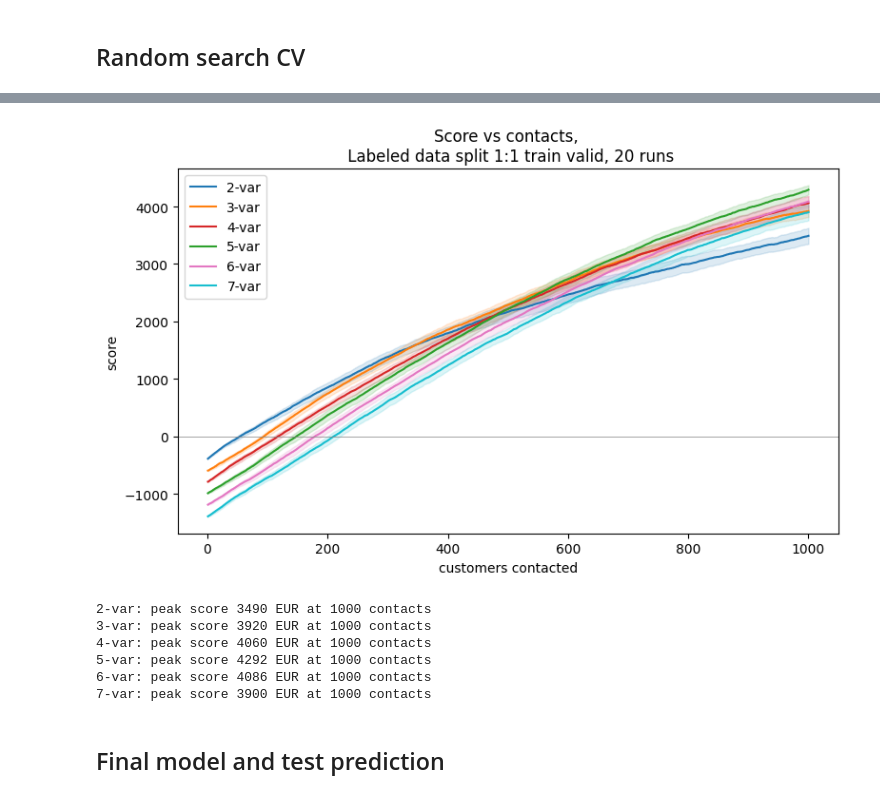
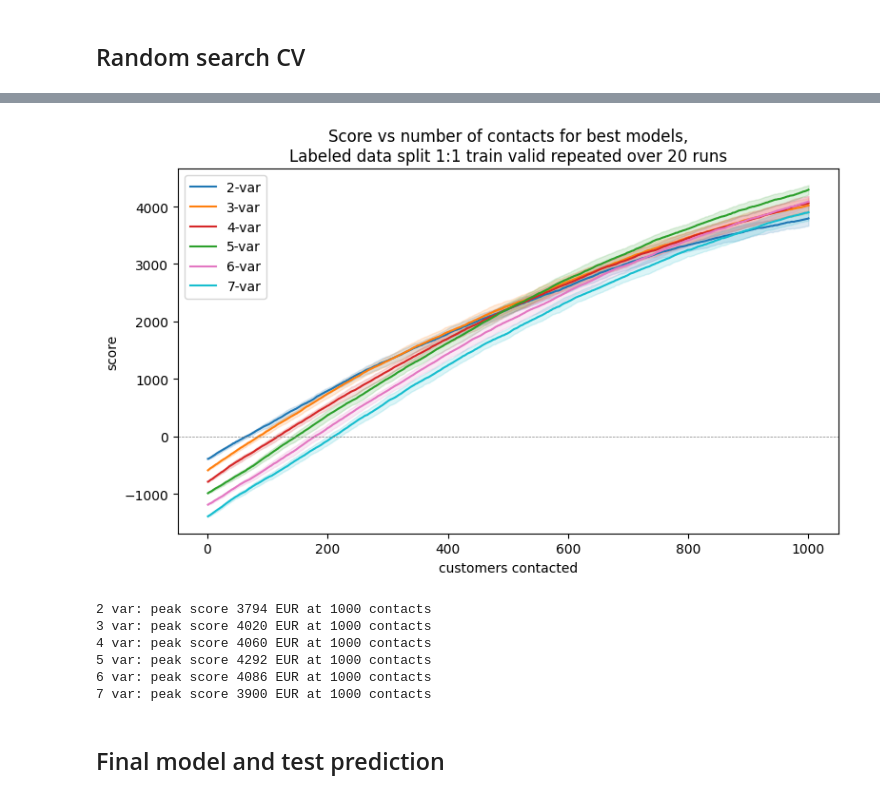
Before and after one commit to olaidczak/cost-sensitive-marketing, a Jupyter notebook: src/model/model_selection.ipynb, the cells around one changed output, grey strips where cells are left out. Drawn from its saved outputs; the diff is of its cells as text; code cells hidden in the pictures.

```diff
--- a/src/model/model_selection.ipynb
+++ b/src/model/model_selection.ipynb
@@ -233,39 +171,19 @@ data_dir = Path("../../data")
 X = pd.read_csv(data_dir / "x_train.txt", sep=" ")
 y = pd.read_csv(data_dir / "y_train.txt", sep=" ").values.ravel()
 
-feats_7var = ["V255", "V191", "V176", "V380", "V160", "V416", "V224"]
-feats_6var = ["V255", "V191", "V176", "V380", "V160", "V416"]
-feats_2var = ["V176", "V380"]
-feats_3var = ["V255", "V191", "V176"]
+feats_2var = [np.str_('V191'), np.str_('V416')]
+feats_3var = ['V255', 'V191', 'V176']
 feats_4var = ["V255", "V191", "V176", "V380"]
 feats_5var = ["V255", "V191", "V176", "V380", "V160"]
+feats_6var = ["V255", "V191", "V176", "V380", "V160", "V416"]
+feats_7var = ["V255", "V191", "V176", "V380", "V160", "V416", "V224"]
 
-params_6var = {
-    "kernel": "rbf",
-    "probability": True,
-    "C": np.float64(6.393794237097354),
-    "gamma": np.float64(0.016644299518966215),
-}
-params_2var = dict(max_depth=4, min_samples_leaf=9, n_estimators=403)
-params_3var = dict(max_depth=6, min_samples_leaf=2, n_estimators=238)
-params_7var = {
-    "C": np.float64(6.393794237097354),
-    "gamma": np.float64(0.016644299518966215),
-    "kernel": "rbf",
-    "probability": True,
-}
-params_4var = {
-    "kernel": "rbf",
-    "probability": True,
-    "C": 0.41924993150460804,
-    "gamma": 0.21971482785470117,
-}
-params_5var = {
-    "kernel": "rbf",
-    "probability": True,
-    "C": 0.1984825563044797,
-    "gamma": 0.1314194139850142,
-}
+params_2var = {"kernel": "rbf", "probability": True, 'C': np.float64(0.23522021535538676), 'gamma': np.float64(0.41659447770210534)}
+params_3var = {"kernel": "rbf", "probability": True, 'C': np.float64(0.23522021535538676), 'gamma': np.float64(0.41659447770210534)}
+params_4var = {"kernel": "rbf", "probability": True, "C": 0.41924993150460804, "gamma": 0.21971482785470117,}
+params_5var = {"kernel": "rbf", "probability": True, "C": 0.1984825563044797, "gamma": 0.1314194139850142,}
+params_6var = {"kernel": "rbf", "probability": True, "C": np.float64(6.393794237097354), "gamma": np.float64(0.016644299518966215),}
+params_7var = {"kernel": "rbf", "probability": True, "C": np.float64(6.393794237097354), "gamma": np.float64(0.016644299518966215),}
 
 max_contacts = 1000
 n_splits = 20
@@ -278,7 +196,7 @@ def score_curve(feats, n_vars, clf_class, clf_params):
 
     for s in range(n_splits):
         Xtr, Xva, ytr, yva = train_test_split(X[feats], y, test_size=0.5, stratify=y, random_state=seed + s)
-        clf = clf_class(random_state=seed + s, **clf_params)
+        clf = clf_class(random_state=3105, **clf_params)
         clf.fit(Xtr, ytr)
         proba = clf.predict_proba(Xva)[:, 1]
         order = np.argsort(-proba)
@@ -294,8 +212,8 @@ def score_curve(feats, n_vars, clf_class, clf_params):
     return grid, scores.mean(0), scores.std(0)
 
 
-g, m2, s2 = score_curve(feats_2var, 2, ExtraTreesClassifier, params_2var)
-g, m3, s3 = score_curve(feats_3var, 3, ExtraTreesClassifier, params_3var)
+g, m2, s2 = score_curve(feats_2var, 2, SVC, params_2var)
+g, m3, s3 = score_curve(feats_3var, 3, SVC, params_3var)
 g, m4, s4 = score_curve(feats_4var, 4, SVC, params_4var)
 g, m5, s5 = score_curve(feats_5var, 5, SVC, params_5var)
 g, m6, s6 = score_curve(feats_6var, 6, SVC, params_6var)
@@ -306,40 +224,40 @@ plt.figure(figsize=(8, 5))
 for m, s, label, color in [
     (m2, s2, "2-var", "tab:blue"),
     (m3, s3, "3-var", "tab:orange"),
     (m4, s4, "4-var", "tab:red"),
     (m5, s5, "5-var", "tab:green"),
     (m6, s6, "6-var", "tab:pink"),
     (m7, s7, "7-var", "tab:cyan"),
 ]:
     plt.plot(g, m, label=label, color=color)
     plt.fill_between(g, m - s, m + s, alpha=0.15, color=color)
 
 plt.axhline(0, color="gray", lw=0.5,linestyle='--')
 plt.xlabel("customers contacted")
 plt.ylabel("score")
 plt.title("Score vs number of contacts for best models,\nLabeled data split 1:1 train valid repeated over 20 runs")
 plt.legend()
 plt.tight_layout()
 plt.show()
 
 for name, m in [
     ("2 var", m2),
     ("3 var", m3),
     ("4 var", m4),
     ("5 var", m5),
     ("6 var", m6),
     ("7 var", m7),
 ]:
     best_n = int(g[np.argmax(m)])
     print(f"{name}: peak score {m.max():.0f} EUR at {best_n} contacts")
 # %% [output]
-[figure, old version]
+[figure, new version]
-2-var: peak score 3490 EUR at 1000 contacts
-3-var: peak score 3920 EUR at 1000 contacts
-4-var: peak score 4060 EUR at 1000 contacts
-5-var: peak score 4292 EUR at 1000 contacts
-6-var: peak score 4086 EUR at 1000 contacts
-7-var: peak score 3900 EUR at 1000 contacts
+2 var: peak score 3794 EUR at 1000 contacts
+3 var: peak score 4020 EUR at 1000 contacts
+4 var: peak score 4060 EUR at 1000 contacts
+5 var: peak score 4292 EUR at 1000 contacts
+6 var: peak score 4086 EUR at 1000 contacts
+7 var: peak score 3900 EUR at 1000 contacts
 # %% [markdown]
 ## Final model and test prediction
 # %%
```
Also changed, not shown: parts of 16 cells of this notebook, 10 other files.
